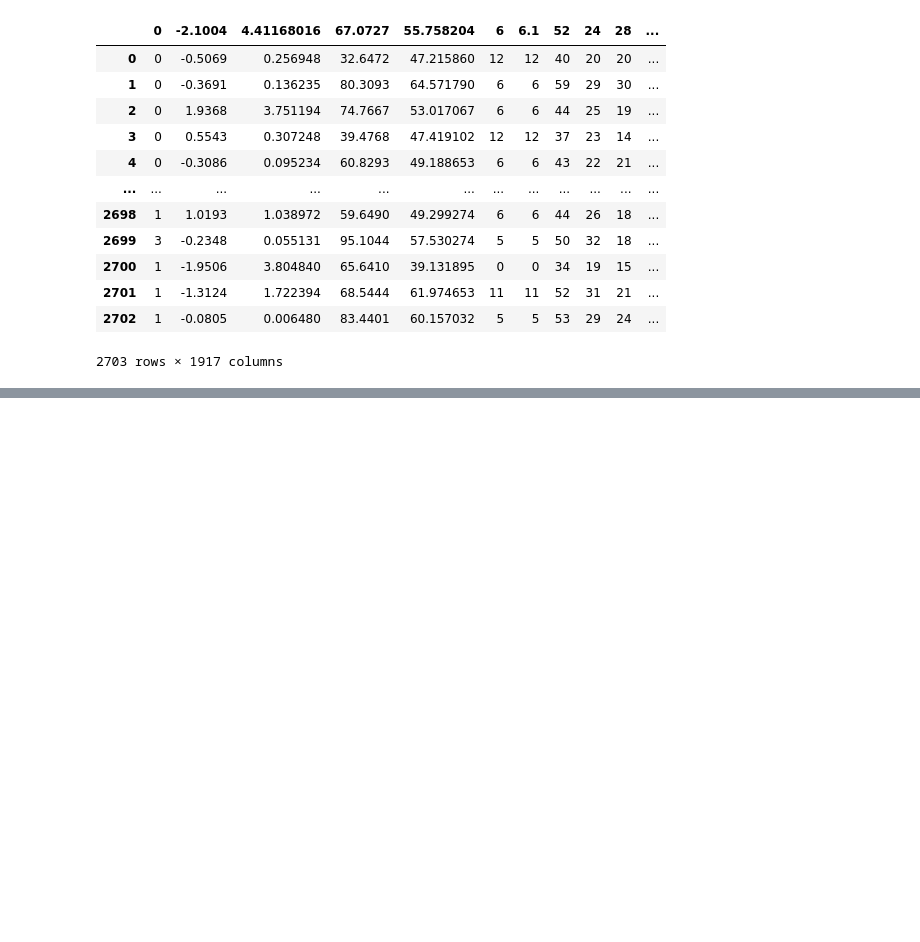
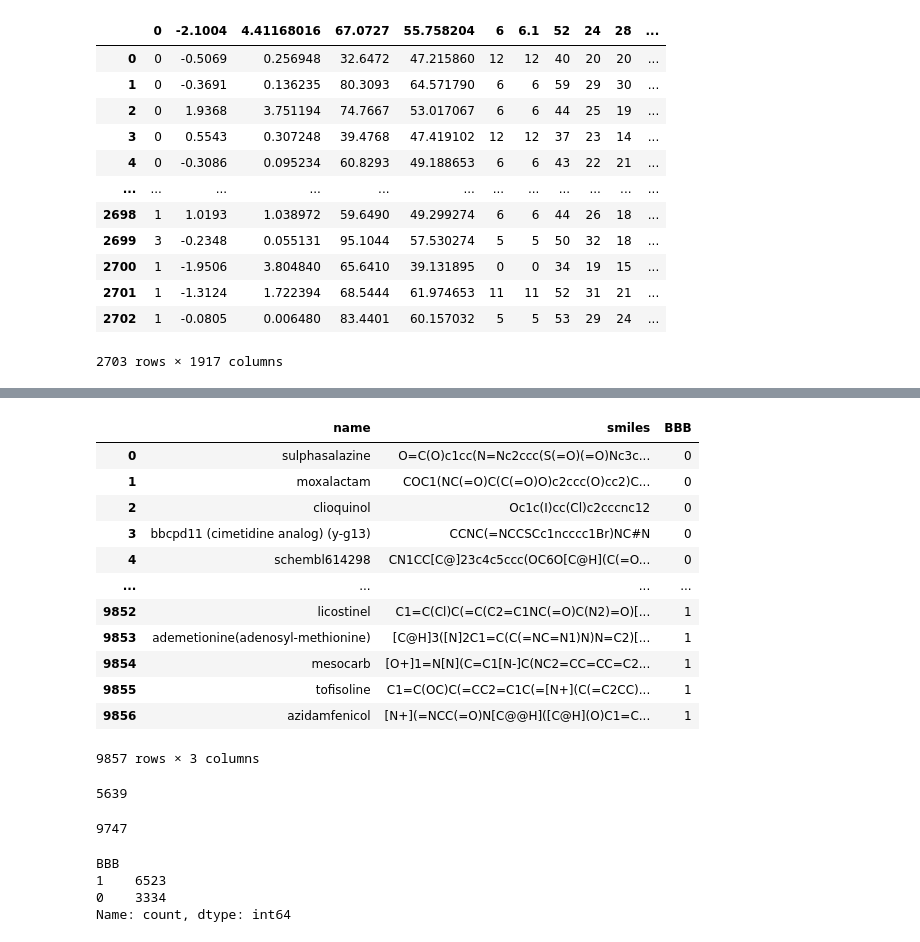
Before and after one commit to omicscodeathon/brainroute, a Jupyter notebook: notebooks/book1.ipynb, the cells around one changed output, grey strips where cells are left out. Saved outputs shown, nothing was run; the diff lists cells and outputs as text; code cells hidden in the pictures; blank space fills up the shorter version.

```diff
--- a/notebooks/book1.ipynb
+++ b/notebooks/book1.ipynb
@@ -141,2 +174,12 @@ df_deepred
 # %%
 #cleaning b3bd data and combining dataframes
+#combining the classification and moleculenet
+
+#df_merged = pd.merge(df_class, df_molnet, on =['smiles', 'name', 'BBB'], how='outer')
+#df_merged
+
+names = pd.concat([df_class['name'], df_molnet['name']], ignore_index=True)
+
+smiles = pd.concat([df_class['smiles'], df_molnet['smiles']], ignore_index=True)
+
+BBB = pd.concat([df_class['BBB'], df_molnet['BBB']], ignore_index=True)
@@ -142,0 +199,36 @@ df_deepred
+# %%
+df_combined = pd.DataFrame({
+    'name': names,
+    'smiles': smiles,
+    'BBB': BBB
+})
+df_combined
+# %% [output]
+|  | name | smiles | BBB |
+| 0 | sulphasalazine | O=C(O)c1cc(N=Nc2ccc(S(=O)(=O)Nc3c... | 0 |
+| 1 | moxalactam | COC1(NC(=O)C(C(=O)O)c2ccc(O)cc2)C... | 0 |
+| 2 | clioquinol | Oc1c(I)cc(Cl)c2cccnc12 | 0 |
+| 3 | bbcpd11 (cimetidine analog) (y-g13) | CCNC(=NCCSCc1ncccc1Br)NC#N | 0 |
+| 4 | schembl614298 | CN1CC[C@]23c4c5ccc(OC6O[C@H](C(=O... | 0 |
+| ... | ... | ... | ... |
+| 9852 | licostinel | C1=C(Cl)C(=C(C2=C1NC(=O)C(N2)=O)[... | 1 |
+| 9853 | ademetionine(adenosyl-methionine) | [C@H]3([N]2C1=C(C(=NC=N1)N)N=C2)[... | 1 |
+| 9854 | mesocarb | [O+]1=N[N](C=C1[N-]C(NC2=CC=CC=C2... | 1 |
+| 9855 | tofisoline | C1=C(OC)C(=CC2=C1C(=[N+](C(=C2CC)... | 1 |
+| 9856 | azidamfenicol | [N+](=NCC(=O)N[C@@H]([C@H](O)C1=C... | 1 |
+9857 rows × 3 columns
+# %%
+len(df_combined['name'].unique())
+# %% [output]
+5639
+# %%
+len(df_combined['smiles'].unique())
+# %% [output]
+9747
+# %%
+df_combined['BBB'].value_counts()
+# %% [output]
+BBB
+1    6523
+0    3334
+Name: count, dtype: int64
```
Also changed, not shown: parts of 13 cells of this notebook.
